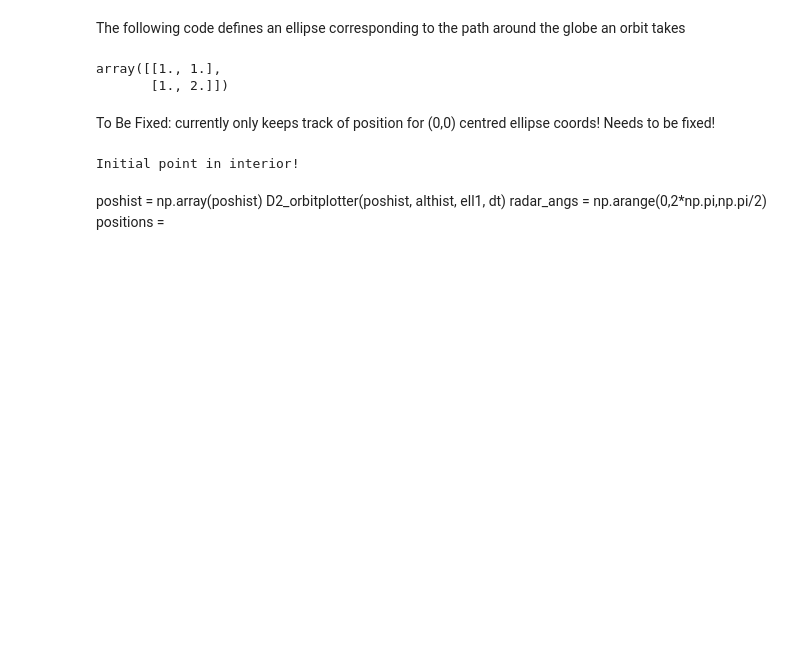
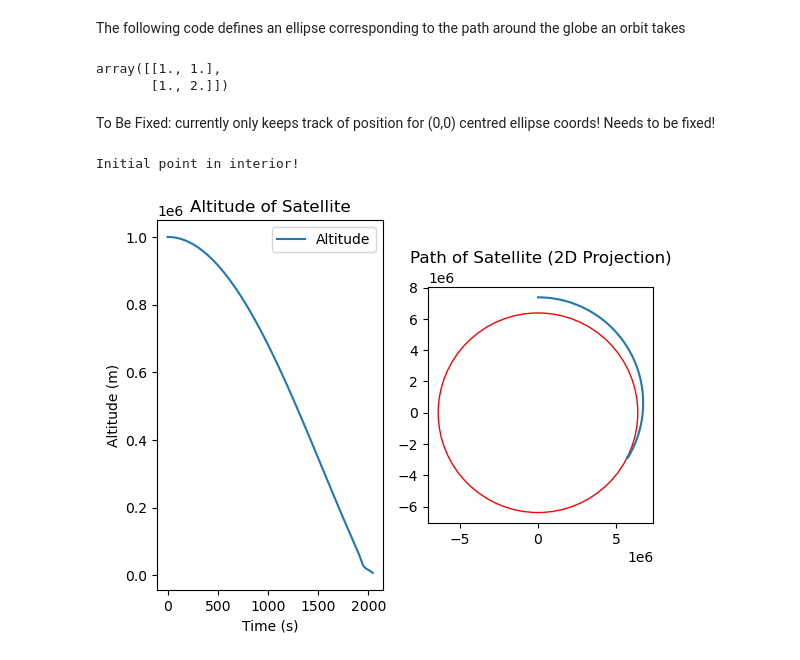
Before and after one commit to gulldhhhhh/ES98B-Skylab, a Jupyter notebook: Code/Simulator/Simulator_0.ipynb, the cells around one changed output. Drawn from its saved outputs; the diff is of its cells as text; code cells hidden in the pictures; blank space fills up the shorter version.

```diff
--- a/Code/Simulator/Simulator_0.ipynb
+++ b/Code/Simulator/Simulator_0.ipynb
@@ -88,7 +116,7 @@ class Ellipse:
         """
         #Compute location of original point
         x_or = 0.5 * self.w * np.cos(angle)
-        y_or = 0.5 * self.w * np.sin(angle)
+        y_or = 0.5 * self.h * np.sin(angle)
 
         #rotate the point to the centred version of the ellipse
         rot_point = np.dot(self.r(), [x_or, y_or]) + [self.x, self.y]
@@ -100,7 +128,7 @@ class Ellipse:
         """
         points_array = []
         for loc in locations:
-            points_array.append(self.point_at_angle(self,loc))
+            points_array.append(self.point_at_angle(loc))
         return np.array(points_array)
 
     def closest_point(self, x, tol=1e-6, max_iter = 100):
@@ -183,15 +210,7 @@ class D2_Satellite:
         """
         Ideally takes a reference from the physical parameters team to estimate drag
         """
-        rho_0 = 1.225
-        H = 8400.0
-        A = np.pi * (self.dragcoeff / 2)**2
 
-        cur_veloc = self.velochist[-1]
-        rho = rho_0 * np.exp(-(altitude) / H)
-        Fd_x = 0.5 * rho * cur_veloc[0]**2 * self.dragcoeff * A
-        Fd_y = 0.5 * rho * cur_veloc[1]**2 * self.dragcoeff * A
-        return np.array([Fd_x, Fd_y])
 
     def FEtimeStep(self, ell: Ellipse, dt):
         """
@@ -279,10 +298,17 @@ def D2_orbitplotter(poshist, althist, ell1,dt):
     axs.flatten()[1].set_aspect('equal')
     axs.flatten()[1].set_title("Path of Satellite (2D Projection)")
     #axs.flatten()[1].legend(loc='upper left')
-# %% [markdown]
-poshist = np.array(poshist)
-D2_orbitplotter(poshist, althist, ell1, dt)
-radar_angs = np.arange(0,2*np.pi,np.pi/2)
-positions =
+# %%
+poshist = np.array(poshist)
+D2_orbitplotter(poshist, althist, ell1, dt)
+radar_angs = np.arange(0,2*np.pi,np.pi/2)
+positions = ell1.multi_points(radar_angs)
+poshist = np.array(poshist)
+noisy_position = np.zeros(poshist.shape)
+for position in poshist:
+    noisy_position = position + np.random.normal(0,0.03*np.abs(position))
+np.savetxt("data_test.csv", noisy_position, delimiter=",")
+# %% [output]
+[figure, added]
 # %%
 class D3_Satellite:
```
Also changed, not shown: parts of 10 cells of this notebook.
